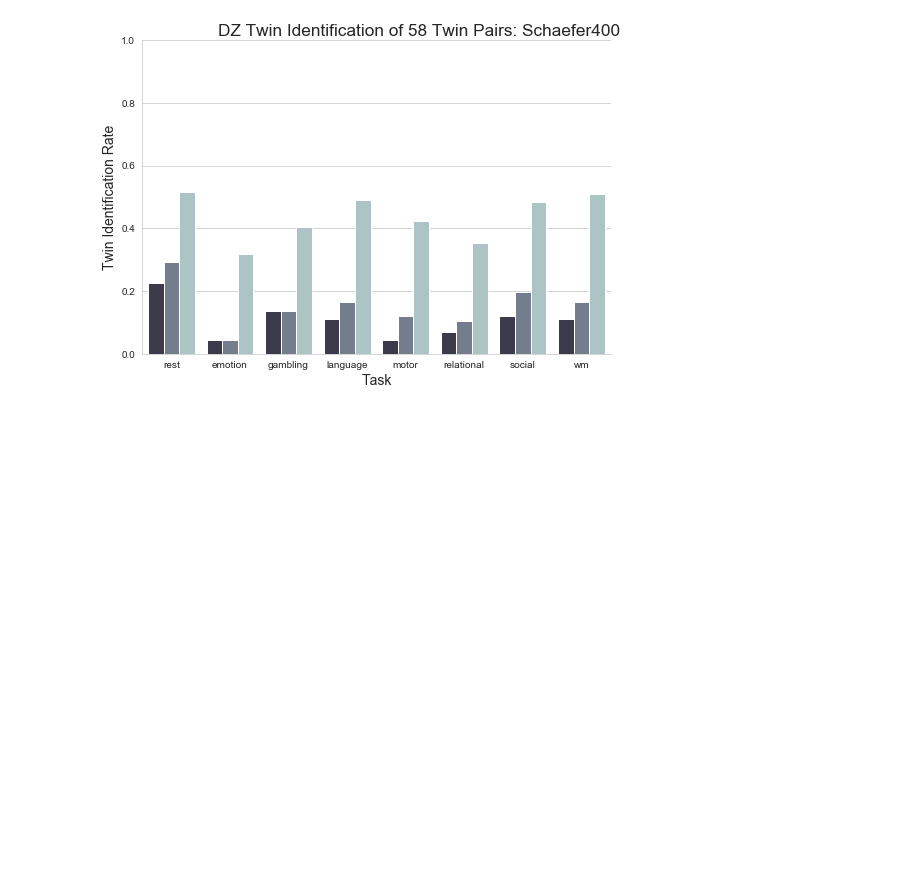
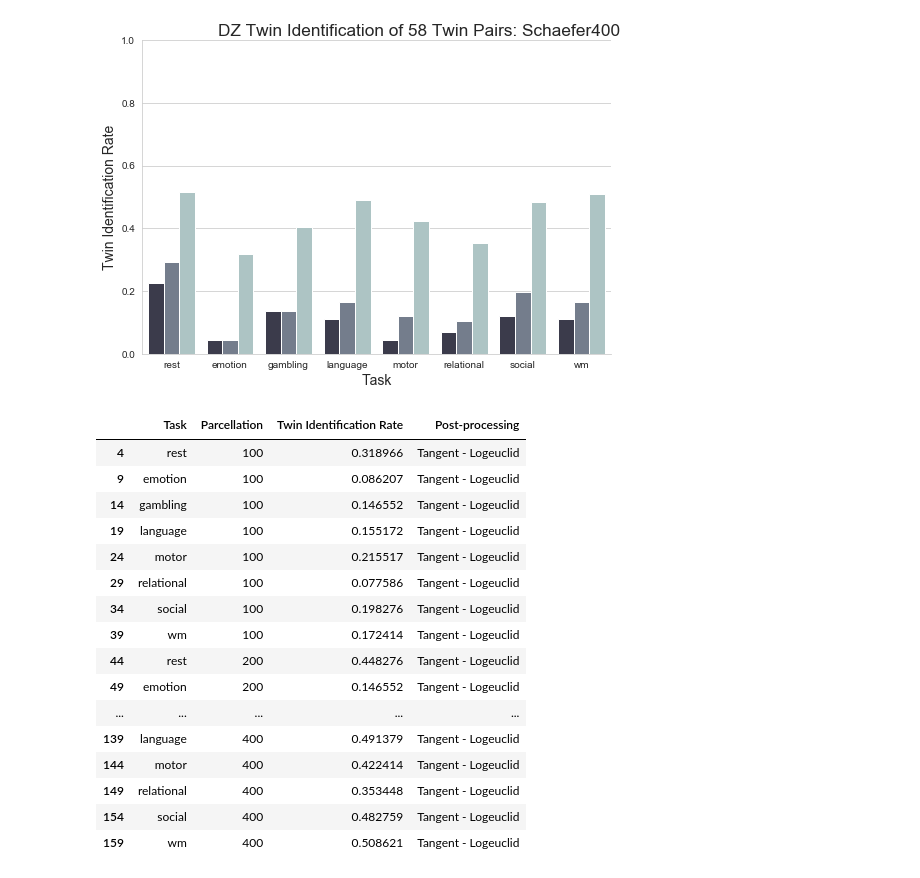
Before and after one commit to mwang29/fmri_learning, a Jupyter notebook: results/Data Visualizations.ipynb, the cells around one changed output. Saved outputs shown, nothing was run; the diff lists cells and outputs as text; code cells hidden in the pictures; blank space fills up the shorter version.

```diff
--- a/results/Data Visualizations.ipynb
+++ b/results/Data Visualizations.ipynb
@@ -701,3 +724,23 @@ for parc in ['100', '200', '300', '400']:
 [figure]
 [figure]
 [figure]
+# %%
+df_logeuclid
+# %% [output]
+|  | Task | Parcellation | Twin Identification Rate | Post-processing |
+| 4 | rest | 100 | 0.318966 | Tangent - Logeuclid |
+| 9 | emotion | 100 | 0.086207 | Tangent - Logeuclid |
+| 14 | gambling | 100 | 0.146552 | Tangent - Logeuclid |
+| 19 | language | 100 | 0.155172 | Tangent - Logeuclid |
+| 24 | motor | 100 | 0.215517 | Tangent - Logeuclid |
+| 29 | relational | 100 | 0.077586 | Tangent - Logeuclid |
+| 34 | social | 100 | 0.198276 | Tangent - Logeuclid |
+| 39 | wm | 100 | 0.172414 | Tangent - Logeuclid |
+| 44 | rest | 200 | 0.448276 | Tangent - Logeuclid |
+| 49 | emotion | 200 | 0.146552 | Tangent - Logeuclid |
+| ... | ... | ... | ... | ... |
+| 139 | language | 400 | 0.491379 | Tangent - Logeuclid |
+| 144 | motor | 400 | 0.422414 | Tangent - Logeuclid |
+| 149 | relational | 400 | 0.353448 | Tangent - Logeuclid |
+| 154 | social | 400 | 0.482759 | Tangent - Logeuclid |
+| 159 | wm | 400 | 0.508621 | Tangent - Logeuclid |
```
Also changed, not shown: parts of 13 cells of this notebook, 16 other files.
